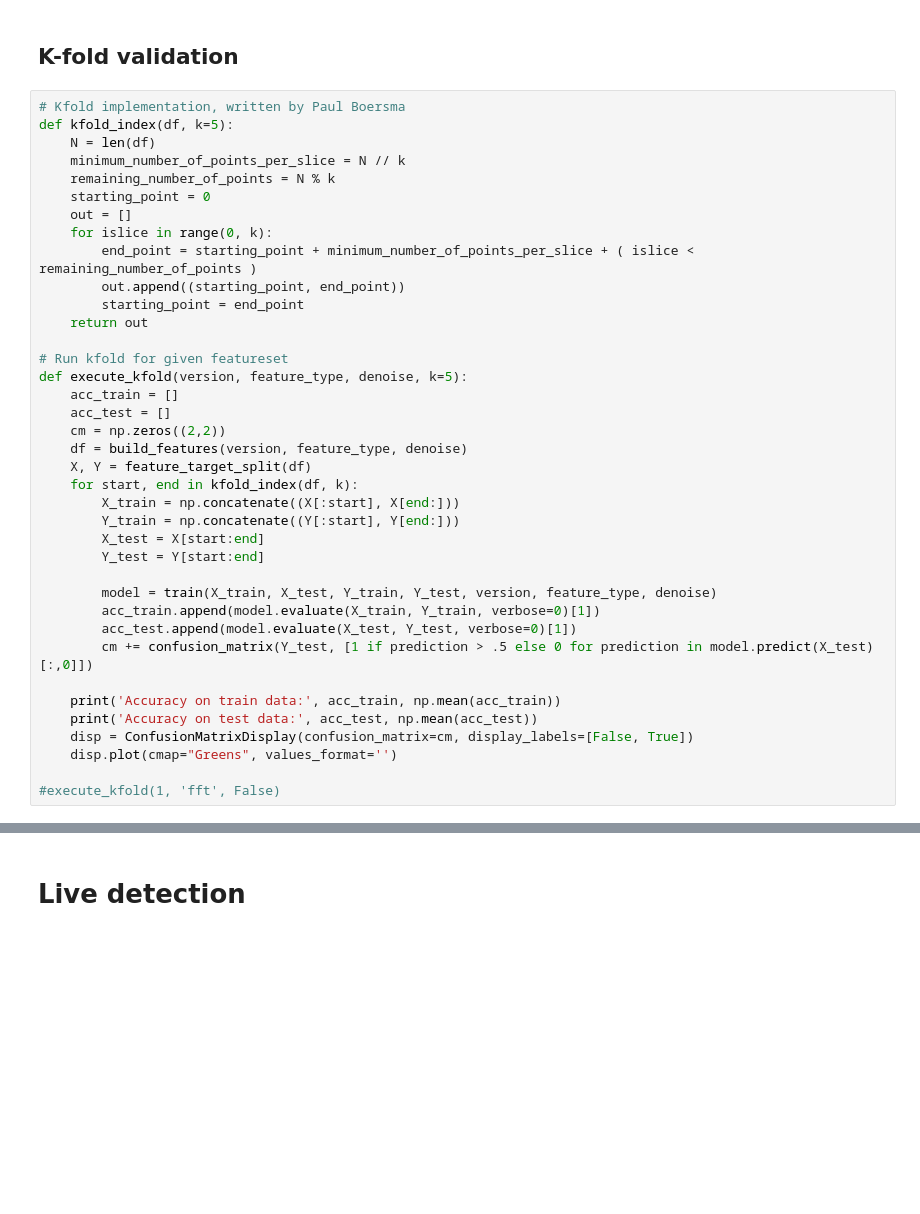
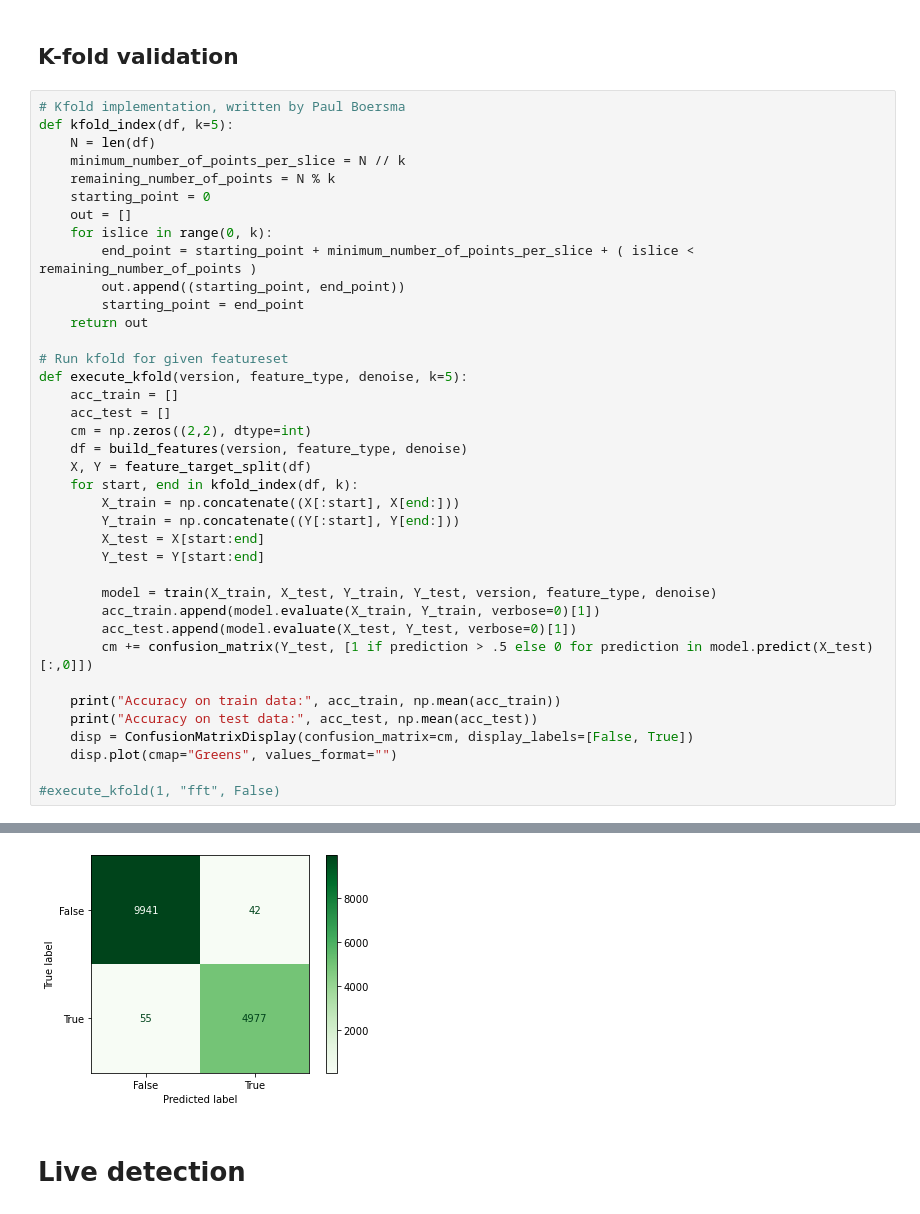
Before and after one commit to dvermaas/RefereeChallenge, a Jupyter notebook: whistle_detection/whistle_detection.ipynb, the cells around one changed output, grey strips where cells are left out. Cells and saved outputs as stored; diff of their text form; blank space fills up the shorter version.

```diff
--- a/whistle_detection/whistle_detection.ipynb
+++ b/whistle_detection/whistle_detection.ipynb
@@ -338,7 +376,7 @@ def kfold_index(df, k=5):
 def execute_kfold(version, feature_type, denoise, k=5):
     acc_train = []
     acc_test = []
-    cm = np.zeros((2,2))
+    cm = np.zeros((2,2), dtype=int)
     df = build_features(version, feature_type, denoise)
     X, Y = feature_target_split(df)
     for start, end in kfold_index(df, k):
@@ -352,9 +390,10 @@ def execute_kfold(version, feature_type, denoise, k=5):
         acc_test.append(model.evaluate(X_test, Y_test, verbose=0)[1])
         cm += confusion_matrix(Y_test, [1 if prediction > .5 else 0 for prediction in model.predict(X_test)[:,0]])
 
-    print('Accuracy on train data:', acc_train, np.mean(acc_train))
-    print('Accuracy on test data:', acc_test, np.mean(acc_test))
+    print("Accuracy on train data:", acc_train, np.mean(acc_train))
+    print("Accuracy on test data:", acc_test, np.mean(acc_test))
     disp = ConfusionMatrixDisplay(confusion_matrix=cm, display_labels=[False, True])
-    disp.plot(cmap="Greens", values_format='')
+    disp.plot(cmap="Greens", values_format="")
 
-#execute_kfold(1, 'fft', False)
+#execute_kfold(1, "fft", False)
+# %% [output]
@@ -361,3 +417,4 @@ def execute_kfold(version, feature_type, denoise, k=5):
+[figure, added]
 # %% [markdown]
 # Live detection
 # %%
```
Also changed, not shown: parts of 17 cells of this notebook, 2 other files.
